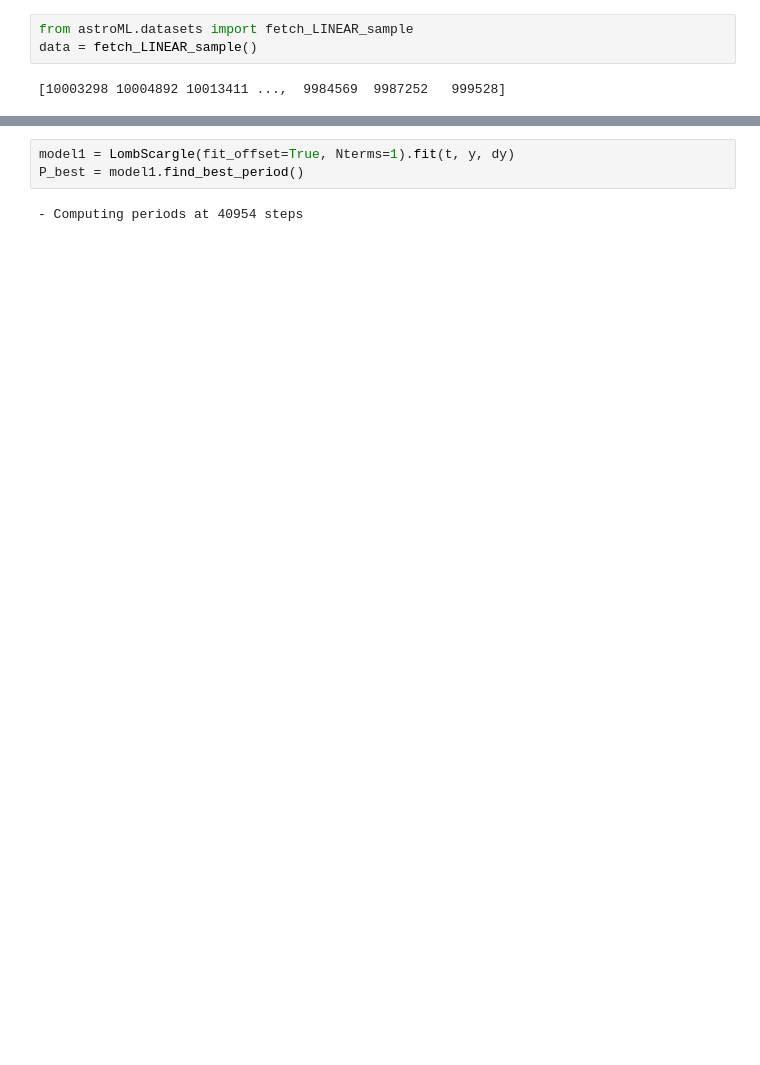
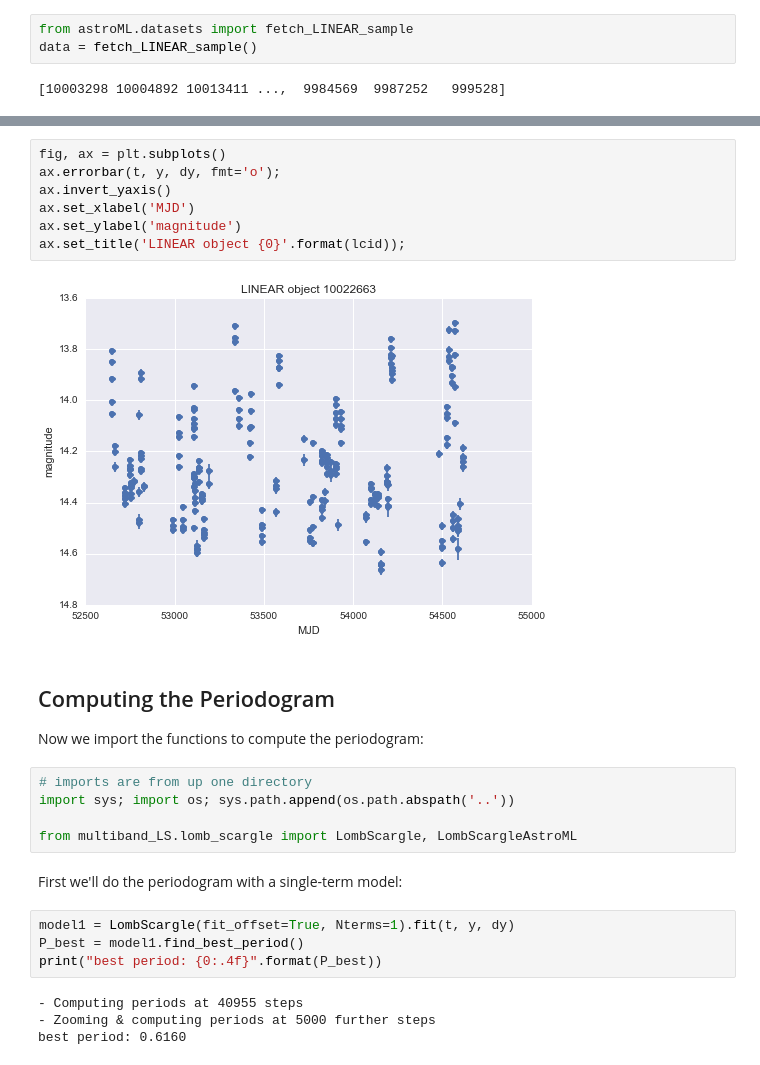
Before and after one commit to jakevdp/multiband_LS, a Jupyter notebook: examples/SingleBandExample.ipynb, the cells around one changed output, grey strips where cells are left out. Drawn from its saved outputs; the diff is of its cells as text; blank space fills up the shorter version.

```diff
--- a/LombScargleExample.ipynb
+++ b/examples/SingleBandExample.ipynb
@@ -26,8 +29,31 @@ t, y, dy = data[lcid].T
+# %%
+fig, ax = plt.subplots()
+ax.errorbar(t, y, dy, fmt='o');
+ax.invert_yaxis()
+ax.set_xlabel('MJD')
+ax.set_ylabel('magnitude')
+ax.set_title('LINEAR object {0}'.format(lcid));
+# %% [output]
+[figure, added]
+# %% [markdown]
+## Computing the Periodogram
+
+Now we import the functions to compute the periodogram:
+# %%
+# imports are from up one directory
+import sys; import os; sys.path.append(os.path.abspath('..'))
+
+from multiband_LS.lomb_scargle import LombScargle, LombScargleAstroML
+# %% [markdown]
+First we'll do the periodogram with a single-term model:
 # %%
 model1 = LombScargle(fit_offset=True, Nterms=1).fit(t, y, dy)
 P_best = model1.find_best_period()
+print("best period: {0:.4f}".format(P_best))
 # %% [output]
-- Computing periods at 40954 steps
+- Computing periods at 40955 steps
+- Zooming & computing periods at 5000 further steps
+best period: 0.6160
 # %%
 period = np.linspace(P_best - 0.005, P_best + 0.005, 5000)
 omegas = 2 * np.pi / period
```
Also changed, not shown: parts of 16 cells of this notebook, 5 other files.
